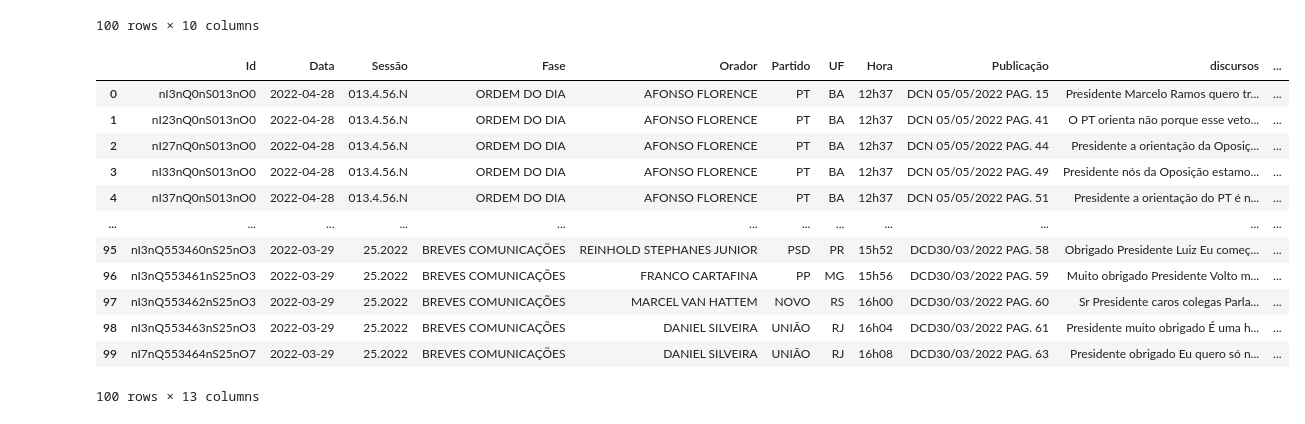
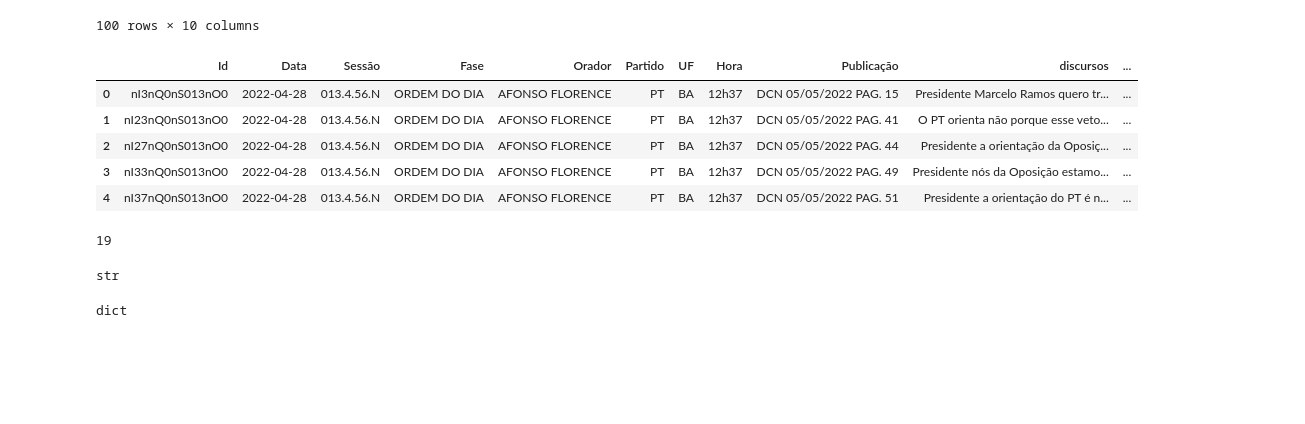
Before and after one commit to samilagarrido/OpenSpeech, a Jupyter notebook: analises.ipynb, the cells around one changed output. Cells and saved outputs as stored; diff of their text form; code cells hidden in the pictures; blank space fills up the shorter version.

```diff
--- a/analises.ipynb
+++ b/analises.ipynb
@@ -41,18 +41,25 @@ dataset_geral = pd.merge(data, discursos, on="Id", how="left")
 # %%
 dataset_geral = dataset_geral.drop(columns ="Discurso")
 # %%
-dataset_geral
+dataset_geral.head(5)
 # %% [output]
 |  | Id | Data | Sessão | Fase | Orador | Partido | UF | Hora | Publicação | discursos | ... |
 | 0 | nI3nQ0nS013nO0 | 2022-04-28 | 013.4.56.N | ORDEM DO DIA | AFONSO FLORENCE | PT | BA | 12h37 | DCN 05/05/2022 PAG. 15 | Presidente Marcelo Ramos quero tr... | ... |
 | 1 | nI23nQ0nS013nO0 | 2022-04-28 | 013.4.56.N | ORDEM DO DIA | AFONSO FLORENCE | PT | BA | 12h37 | DCN 05/05/2022 PAG. 41 | O PT orienta não porque esse veto... | ... |
 | 2 | nI27nQ0nS013nO0 | 2022-04-28 | 013.4.56.N | ORDEM DO DIA | AFONSO FLORENCE | PT | BA | 12h37 | DCN 05/05/2022 PAG. 44 | Presidente a orientação da Oposiç... | ... |
 | 3 | nI33nQ0nS013nO0 | 2022-04-28 | 013.4.56.N | ORDEM DO DIA | AFONSO FLORENCE | PT | BA | 12h37 | DCN 05/05/2022 PAG. 49 | Presidente nós da Oposição estamo... | ... |
 | 4 | nI37nQ0nS013nO0 | 2022-04-28 | 013.4.56.N | ORDEM DO DIA | AFONSO FLORENCE | PT | BA | 12h37 | DCN 05/05/2022 PAG. 51 | Presidente a orientação do PT é n... | ... |
-| ... | ... | ... | ... | ... | ... | ... | ... | ... | ... | ... | ... |
-| 95 | nI3nQ553460nS25nO3 | 2022-03-29 | 25.2022 | BREVES COMUNICAÇÕES | REINHOLD STEPHANES JUNIOR | PSD | PR | 15h52 | DCD30/03/2022 PAG. 58 | Obrigado Presidente Luiz Eu começ... | ... |
-| 96 | nI3nQ553461nS25nO3 | 2022-03-29 | 25.2022 | BREVES COMUNICAÇÕES | FRANCO CARTAFINA | PP | MG | 15h56 | DCD30/03/2022 PAG. 59 | Muito obrigado Presidente Volto m... | ... |
-| 97 | nI3nQ553462nS25nO3 | 2022-03-29 | 25.2022 | BREVES COMUNICAÇÕES | MARCEL VAN HATTEM | NOVO | RS | 16h00 | DCD30/03/2022 PAG. 60 | Sr Presidente caros colegas Parla... | ... |
-| 98 | nI3nQ553463nS25nO3 | 2022-03-29 | 25.2022 | BREVES COMUNICAÇÕES | DANIEL SILVEIRA | UNIÃO | RJ | 16h04 | DCD30/03/2022 PAG. 61 | Presidente muito obrigado É uma h... | ... |
-| 99 | nI7nQ553464nS25nO7 | 2022-03-29 | 25.2022 | BREVES COMUNICAÇÕES | DANIEL SILVEIRA | UNIÃO | RJ | 16h08 | DCD30/03/2022 PAG. 63 | Presidente obrigado Eu quero só n... | ... |
-100 rows × 13 columns
+# %%
+partidos = dataset_geral['Partido'].unique()
+len(partidos)
+# %% [output]
+19
+# %%
+type(dataset_geral['qtd_termos'][0])
+# %% [output]
+str
+# %%
+dicio=eval(dataset_geral['qtd_termos'][0])
+type(dicio)
+# %% [output]
+dict
```
Also changed, not shown: parts of 6 cells of this notebook.
